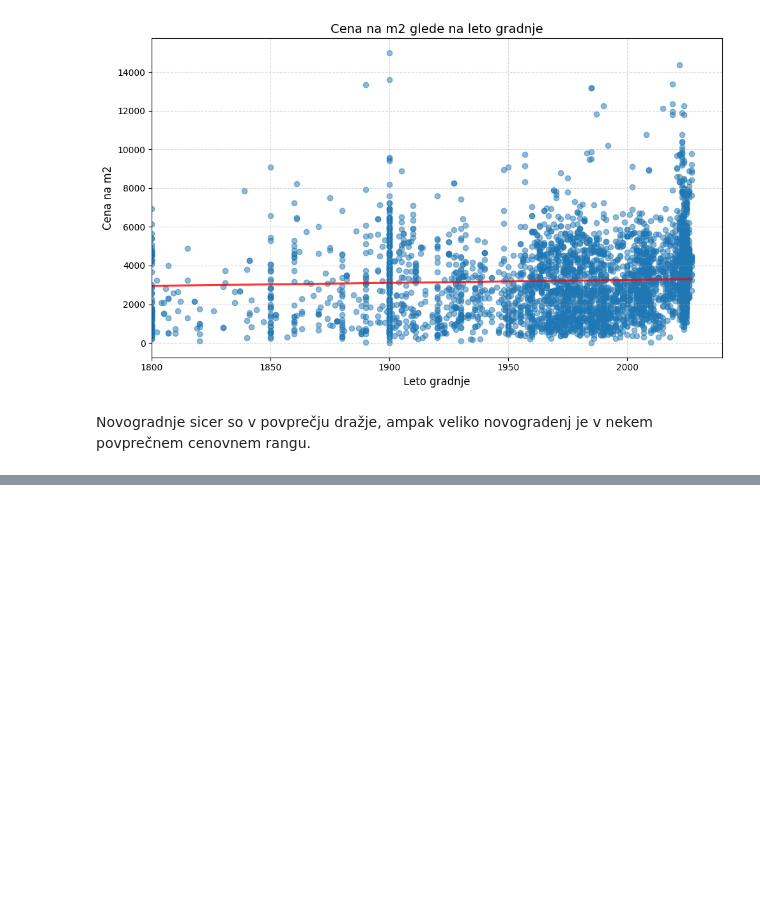
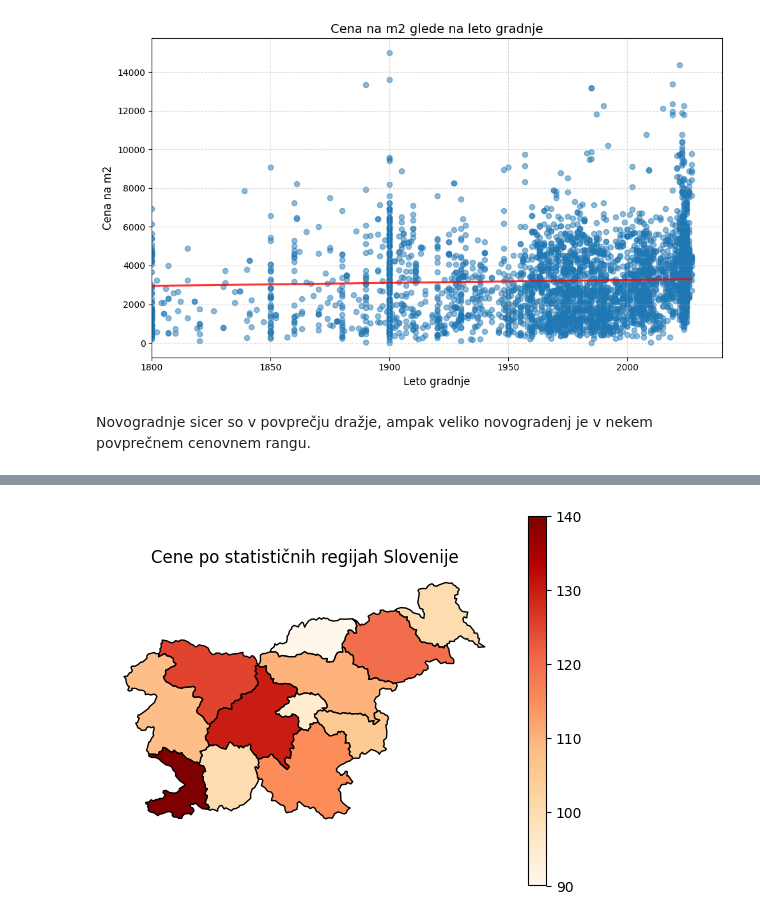
Before and after one commit to tthuma1/PR251, a Jupyter notebook: src/vizualizacije.ipynb, the cells around one changed output, grey strips where cells are left out. Drawn from its saved outputs; the diff is of its cells as text; code cells hidden in the pictures; blank space fills up the shorter version.

```diff
--- a/src/vizualizacije.ipynb
+++ b/src/vizualizacije.ipynb
@@ -732,0 +771,24 @@ Novogradnje sicer so v povprečju dražje, ampak veliko novogradenj je v nekem p
+# %%
+import pandas as pd
+import geopandas as gpd
+import matplotlib.pyplot as plt
+
+# 1. Naloži GeoJSON s slovenskimi regijami
+gdf = gpd.read_file("../data/regije/statistical-regions-gurs-simplified.geojson")  # Uporabi pravi path
+
+# 2. Primer DataFrame-a s cenami po regijah
+df = pd.DataFrame({
+    "REGIJA": ["Pomurska", "Podravska", "Koroška", "Savinjska", "Zasavska", "Posavska", "Jugovzhodna Slovenija", "Osrednjeslovenska", "Gorenjska", "Primorsko-notranjska", "Goriška", "Obalno-kraška"],
+    "CENA": [100, 120, 90, 110, 95, 105, 115, 130, 125, 100, 108, 140]
+})
+
+# 3. Združi po imenu regije
+gdf = gdf.merge(df, left_on="name", right_on="REGIJA")
+
+# 4. Nariši zemljevid
+gdf.plot(column="CENA", cmap="OrRd", legend=True, edgecolor="black")
+plt.title("Cene po statističnih regijah Slovenije")
+plt.axis("off")
+plt.show()
+# %% [output]
+[figure, added]
```
Also changed, not shown: parts of 5 cells of this notebook.
